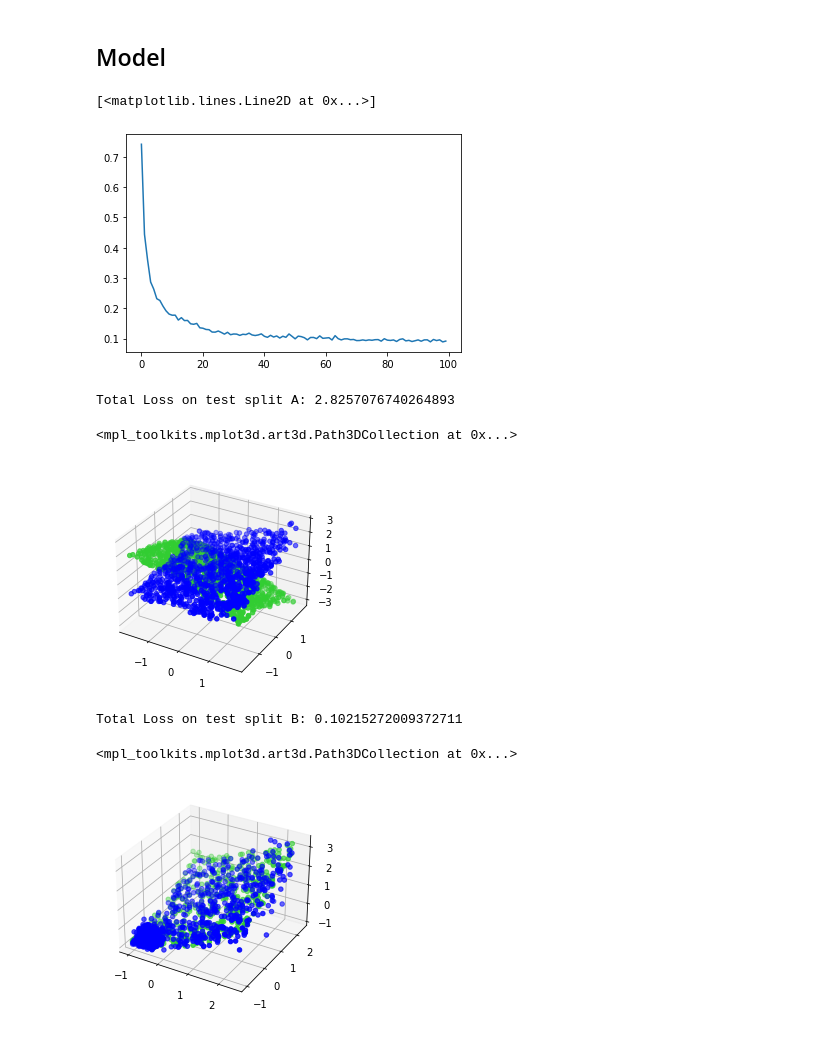
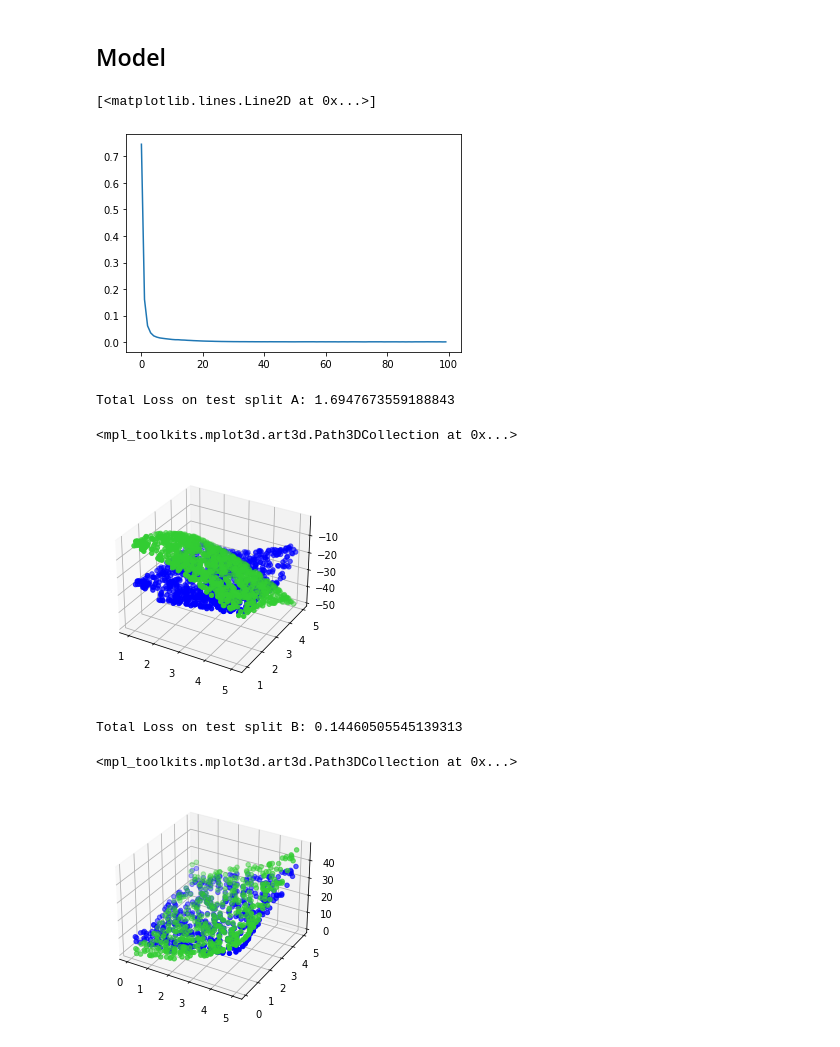
Before and after one commit to clrkwng/exploring_compositionality, a Jupyter notebook: running_nb.ipynb, the cells around one changed output. Saved outputs shown, nothing was run; the diff lists cells and outputs as text; code cells hidden in the pictures.

Commit message:
plotted different test splits

```diff
--- a/running_nb.ipynb
+++ b/running_nb.ipynb
@@ -75,7 +70,7 @@ trainloader = torch.utils.data.DataLoader(train_data, shuffle=True, batch_size=b
 num_batches = math.ceil(1.0 * len(train_data) / batch_size)
 # %%
 # Use dropout of at least 0.1, maximum of 0.5
-model = WangNet(emb_dims=emb_dims, no_of_cont=2, lin_layer_sizes=[8, 16, 32, 16, 8, 4], output_size=1, hidden_drop_p=0.1, batch_flag=False)
+model = WangNet(emb_dims=emb_dims, no_of_cont=2, lin_layer_sizes=[8, 16, 32, 16, 8, 4], output_size=1, hidden_drop_p=0, batch_flag=False)
 
 n_epochs = 100
 loss_values = []
@@ -105,35 +100,42 @@ for epoch in t:
 plt.plot(np.array(np.arange(0, n_epochs)), loss_values)
 # %% [output]
 [<matplotlib.lines.Line2D at 0x...>]
-[figure, old version]
+[figure, new version]
 # %%
 # Testing Split A
 X_testA, y_testA = get_test_splitA(1000)
+X_testA_orig, y_testA_orig = unnormalize_data(X_testA, y_testA, cache["X_testA_mean"], cache["X_testA_std"], cache["y_testA_mean"], cache["y_testA_std"])
+
 X_testA = torch.tensor(X_testA).float()
 y_testA = torch.tensor(y_testA).view(-1, 1).float()
 
 total_loss = 0
 
 with torch.no_grad():
     predsA = model(X_testA[:,:2].float(), X_testA[:,2].long())
     total_loss = criterion(predsA, y_testA).item()
 
 print(f"Total Loss on test split A: {total_loss}")
 
+X_testA_orig, predsA_orig = unnormalize_data(X_testA, predsA.detach().numpy(), cache["X_testA_mean"], cache["X_testA_std"], cache["y_testA_mean"], cache["y_testA_std"])
+
 ax = plt.axes(projection='3d')
-ax.scatter3D(X_testA[:, 0], X_testA[:, 1], y_testA, c='limegreen')
-ax.scatter3D(X_testA[:, 0], X_testA[:, 1], predsA, c='blue')
+ax.scatter3D(X_testA_orig[:, 0], X_testA_orig[:, 1], y_testA_orig, c='limegreen')
+ax.scatter3D(X_testA_orig[:, 0], X_testA_orig[:, 1], predsA_orig, c='blue')
 # %% [output]
-Total Loss on test split A: 2.8257076740264893
+Total Loss on test split A: 1.6947673559188843
 <mpl_toolkits.mplot3d.art3d.Path3DCollection at 0x...>
-[figure, old version]
+[figure, new version]
 # %%
 # Testing Split B
-total_loss = 0
+X_testB, y_testB = get_test_splitB([500,0])
 
-X_testB, y_testB = get_test_splitB([500,500])
+X_testB_orig, y_testB_orig = unnormalize_data(X_testB, y_testB, cache["X_testB_mean"], cache["X_testB_std"], cache["y_testB_mean"], cache["y_testB_std"])
+
 X_testB = torch.tensor(X_testB).float()
 y_testB = torch.tensor(y_testB).view(-1, 1).float()
+
+total_loss = 0
 
 with torch.no_grad():
     predsB = model(X_testB[:,:2].float(), X_testB[:,2].long())
@@ -141,10 +143,12 @@ with torch.no_grad():
 
 print(f"Total Loss on test split B: {total_loss}")
 
+X_testB_orig, predsB_orig = unnormalize_data(X_testB, predsB.detach().numpy(), cache["X_testB_mean"], cache["X_testB_std"], cache["y_testB_mean"], cache["y_testB_std"])
+
 ax = plt.axes(projection='3d')
-ax.scatter3D(X_testB[:, 0], X_testB[:, 1], y_testB, c='limegreen')
-ax.scatter3D(X_testB[:, 0], X_testB[:, 1], predsB, c='blue')
+ax.scatter3D(X_testB_orig[:, 0], X_testB_orig[:, 1], y_testB_orig, c='limegreen')
+ax.scatter3D(X_testB_orig[:, 0], X_testB_orig[:, 1], predsB_orig, c='blue')
 # %% [output]
-Total Loss on test split B: 0.10215272009372711
+Total Loss on test split B: 0.14460505545139313
 <mpl_toolkits.mplot3d.art3d.Path3DCollection at 0x...>
-[figure, old version]
+[figure, new version]
```
Also changed, not shown: parts of 5 cells of this notebook, 1 other file.
